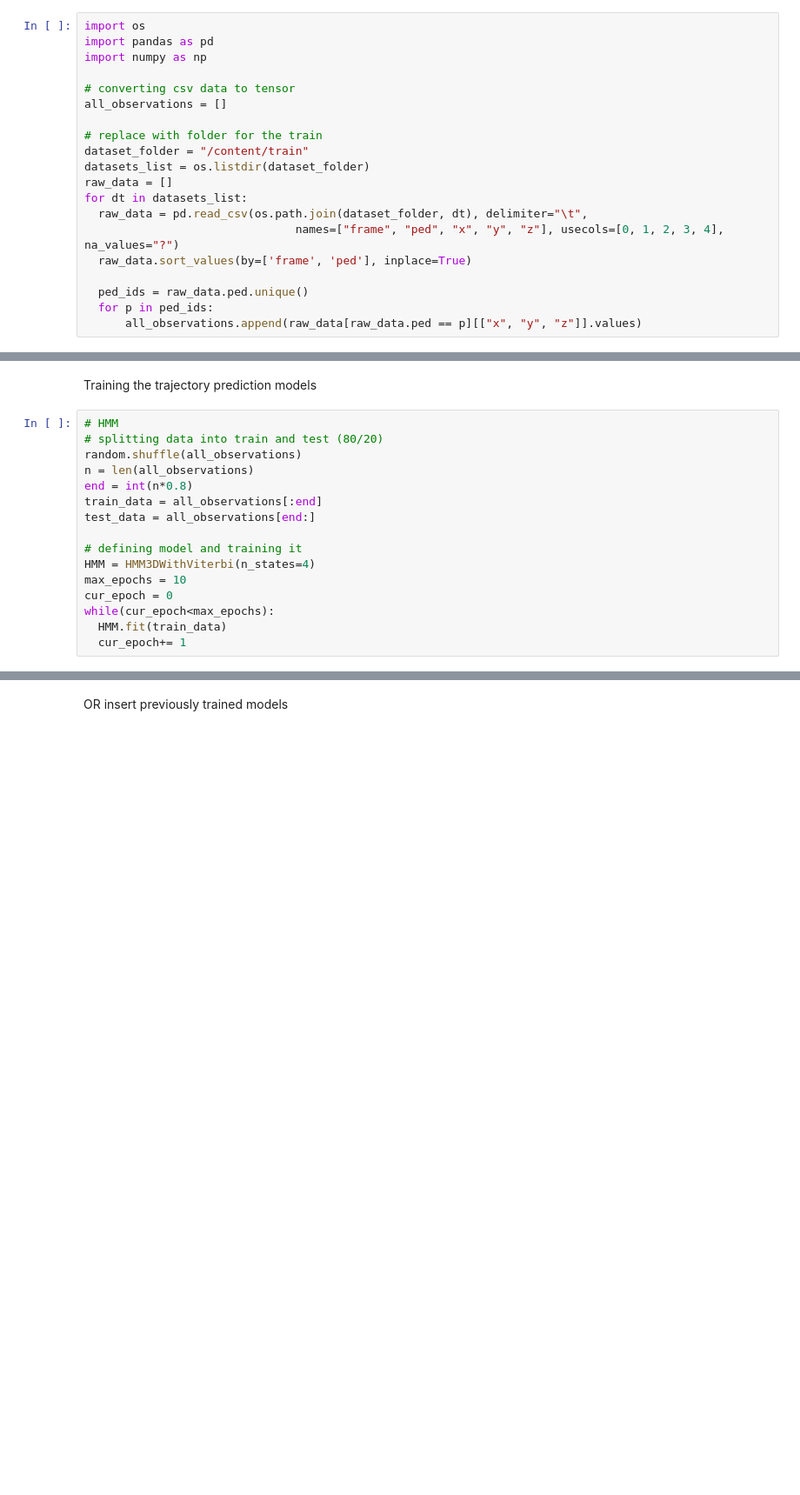
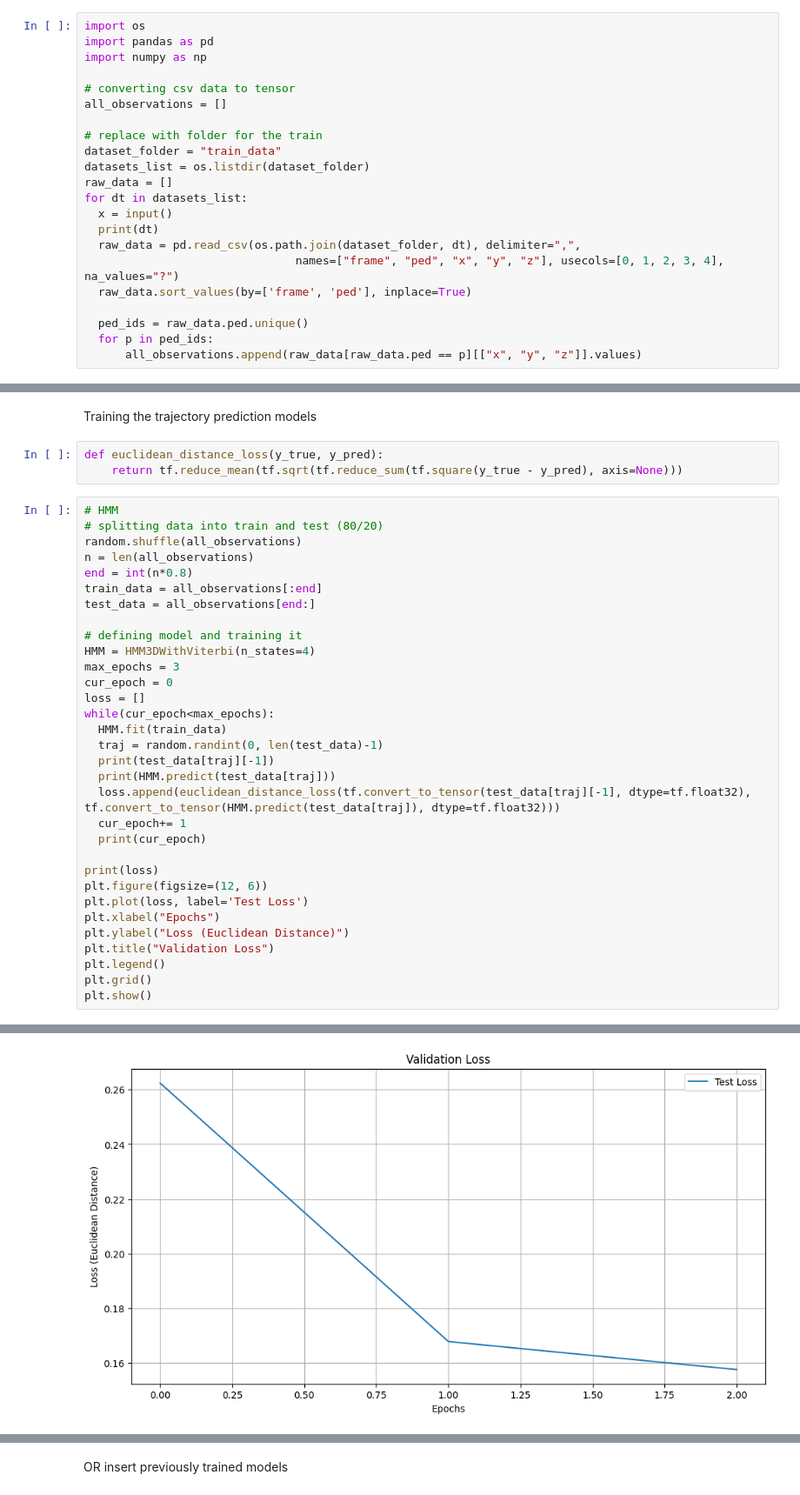
Before and after one commit to varinik/Autonomous.UAV-Mounted.Air.Filtration.using.Artificial.Intelligence.Models, a Jupyter notebook: all_code.ipynb, the cells around one changed output, grey strips where cells are left out. Shown at 87% size. Cells and saved outputs as stored; diff of their text form; blank space fills up the shorter version.

Commit message:
updated paths

```diff
--- a/all_code.ipynb
+++ b/all_code.ipynb
@@ -296,11 +320,13 @@ import numpy as np
 all_observations = []
 
 # replace with folder for the train
-dataset_folder = "/content/train"
+dataset_folder = "train_data"
 datasets_list = os.listdir(dataset_folder)
 raw_data = []
 for dt in datasets_list:
-  raw_data = pd.read_csv(os.path.join(dataset_folder, dt), delimiter="\t",
+  x = input()
+  print(dt)
+  raw_data = pd.read_csv(os.path.join(dataset_folder, dt), delimiter=",",
                                names=["frame", "ped", "x", "y", "z"], usecols=[0, 1, 2, 3, 4], na_values="?")
   raw_data.sort_values(by=['frame', 'ped'], inplace=True)
 
@@ -310,5 +338,8 @@ for dt in datasets_list:
 # %% [markdown]
 Training the trajectory prediction models
+# %%
+def euclidean_distance_loss(y_true, y_pred):
+    return tf.reduce_mean(tf.sqrt(tf.reduce_sum(tf.square(y_true - y_pred), axis=None)))
 # %%
 # HMM
 # splitting data into train and test (80/20)
@@ -320,8 +351,25 @@ test_data = all_observations[end:]
 
 # defining model and training it
 HMM = HMM3DWithViterbi(n_states=4)
-max_epochs = 10
+max_epochs = 3
 cur_epoch = 0
+loss = []
 while(cur_epoch<max_epochs):
   HMM.fit(train_data)
+  traj = random.randint(0, len(test_data)-1)
+  print(test_data[traj][-1])
+  print(HMM.predict(test_data[traj]))
+  loss.append(euclidean_distance_loss(tf.convert_to_tensor(test_data[traj][-1], dtype=tf.float32), tf.convert_to_tensor(HMM.predict(test_data[traj]), dtype=tf.float32)))
   cur_epoch+= 1
+  print(cur_epoch)
+
+print(loss)
+plt.figure(figsize=(12, 6))
+plt.plot(loss, label='Test Loss')
+plt.xlabel("Epochs")
+plt.ylabel("Loss (Euclidean Distance)")
+plt.title("Validation Loss")
+plt.legend()
+plt.grid()
+plt.show()
+# %% [output]
@@ -327,0 +393 @@ while(cur_epoch<max_epochs):
+[figure, added]
```
Also changed, not shown: parts of 8 cells of this notebook, 23 other files.
